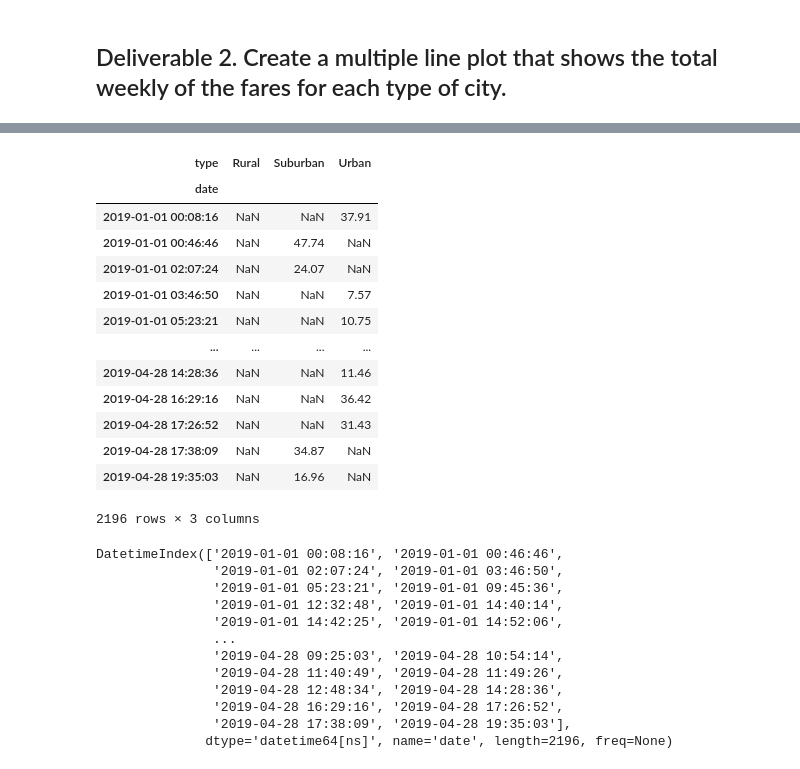
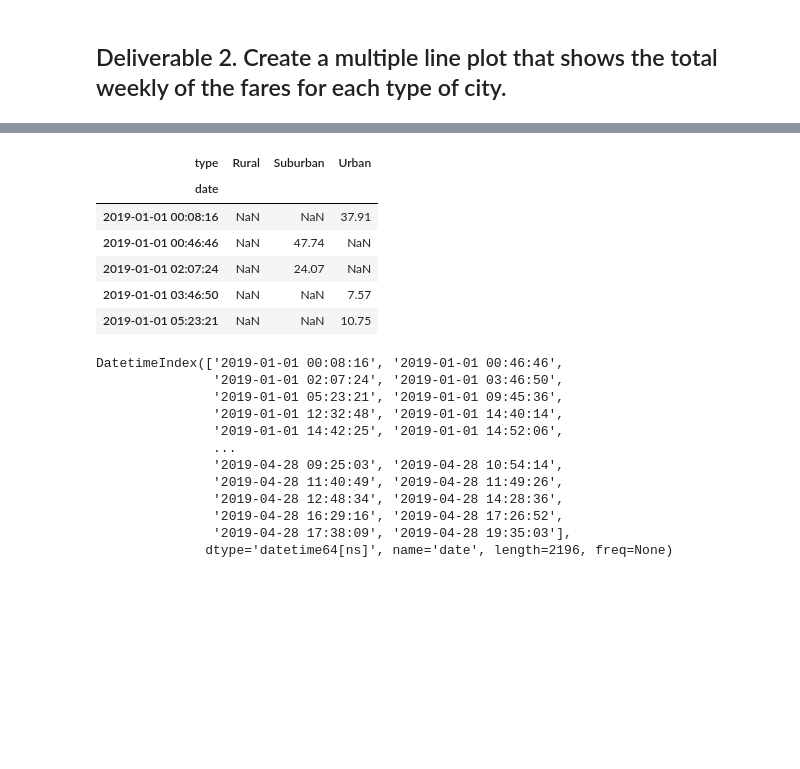
Before and after one commit to iFan13/PyBer_Analysis, a Jupyter notebook: PyBer_Challenge.ipynb, the cells around one changed output, grey strips where cells are left out. Drawn from its saved outputs; the diff is of its cells as text; code cells hidden in the pictures; blank space fills up the shorter version.

```diff
--- a/PyBer_Challenge.ipynb
+++ b/PyBer_Challenge.ipynb
@@ -216,22 +176,15 @@ pivot_table
 # %%
 # 5. Create a new DataFrame from the pivot table DataFrame using loc on the given dates, '2019-01-01':'2019-04-29'.
-data_by_date_df = pivot_table.loc['2019-01-01':'2019-04-29',["Rural", "Suburban", "Urban"]]
-data_by_date_df
+data_by_date_df = pivot_table.loc['2019-01-01':'2019-04-29']
+data_by_date_df.head()
 # %% [output]
 | type | Rural | Suburban | Urban |
 | date |  |  |  |
 | 2019-01-01 00:08:16 | NaN | NaN | 37.91 |
 | 2019-01-01 00:46:46 | NaN | 47.74 | NaN |
 | 2019-01-01 02:07:24 | NaN | 24.07 | NaN |
 | 2019-01-01 03:46:50 | NaN | NaN | 7.57 |
 | 2019-01-01 05:23:21 | NaN | NaN | 10.75 |
-| ... | ... | ... | ... |
-| 2019-04-28 14:28:36 | NaN | NaN | 11.46 |
-| 2019-04-28 16:29:16 | NaN | NaN | 36.42 |
-| 2019-04-28 17:26:52 | NaN | NaN | 31.43 |
-| 2019-04-28 17:38:09 | NaN | 34.87 | NaN |
-| 2019-04-28 19:35:03 | NaN | 16.96 | NaN |
-2196 rows × 3 columns
 # %%
 # 6. Set the "date" index to datetime datatype. This is necessary to use the resample() method in Step 8.
 # df.index = pd.to_datetime(df.index)
```
Also changed, not shown: parts of 10 cells of this notebook.
